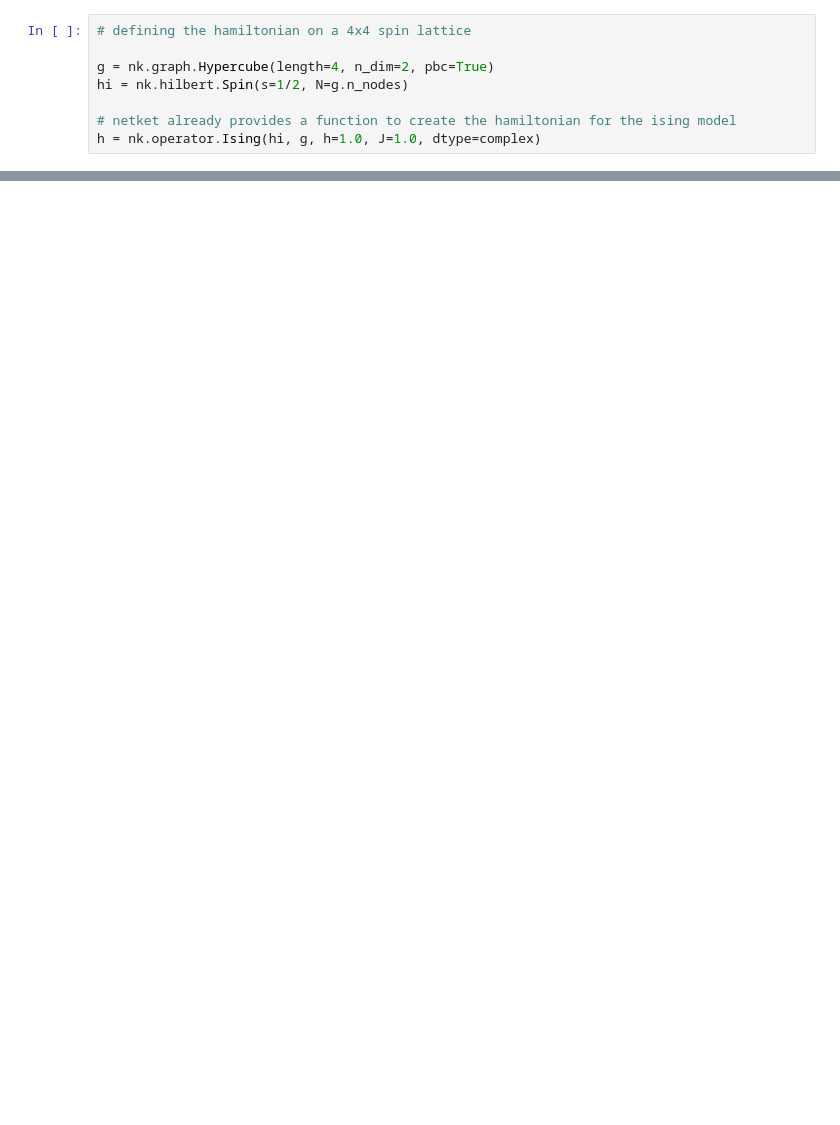
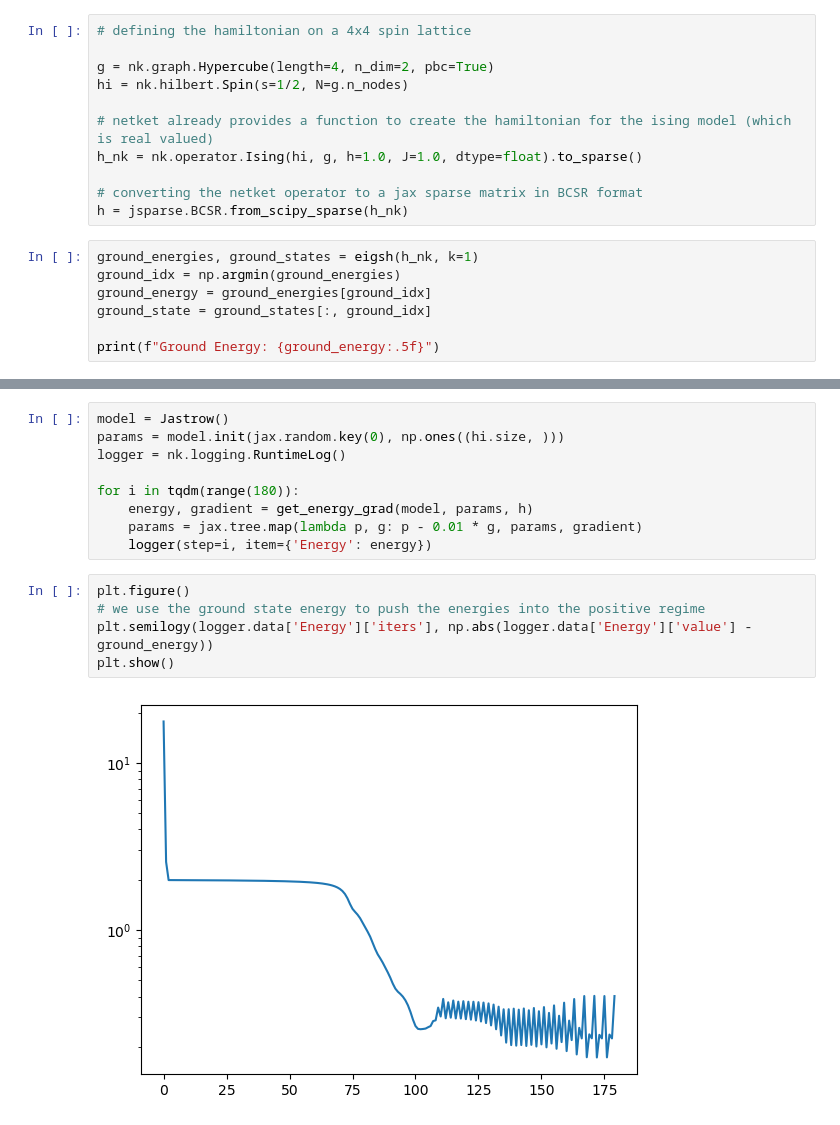
Before and after one commit to simontonner/neural-quantum-tomo, a Jupyter notebook: refinement/vmc/variational_full_basis.ipynb, the cells around one changed output, grey strips where cells are left out. Cells and saved outputs as stored; diff of their text form; blank space fills up the shorter version.

```diff
--- a/refinement/vmc/variational_full_basis.ipynb
+++ b/refinement/vmc/variational_full_basis.ipynb
@@ -10,5 +21,15 @@ from flax import linen as nn # flax is library that brings a more pytorch-like A
 g = nk.graph.Hypercube(length=4, n_dim=2, pbc=True)
 hi = nk.hilbert.Spin(s=1/2, N=g.n_nodes)
 
-# netket already provides a function to create the hamiltonian for the ising model
-h = nk.operator.Ising(hi, g, h=1.0, J=1.0, dtype=complex)
+# netket already provides a function to create the hamiltonian for the ising model (which is real valued)
+h_nk = nk.operator.Ising(hi, g, h=1.0, J=1.0, dtype=float).to_sparse()
+
+# converting the netket operator to a jax sparse matrix in BCSR format
+h = jsparse.BCSR.from_scipy_sparse(h_nk)
+# %%
+ground_energies, ground_states = eigsh(h_nk, k=1)
+ground_idx = np.argmin(ground_energies)
+ground_energy = ground_energies[ground_idx]
+ground_state = ground_states[:, ground_idx]
+
+print(f"Ground Energy: {ground_energy:.5f}")
@@ -35,0 +74,16 @@ class Jastrow(nn.Module):
+# %%
+model = Jastrow()
+params = model.init(jax.random.key(0), np.ones((hi.size, )))
+logger = nk.logging.RuntimeLog()
+
+for i in tqdm(range(180)):
+    energy, gradient = get_energy_grad(model, params, h)
+    params = jax.tree.map(lambda p, g: p - 0.01 * g, params, gradient)
+    logger(step=i, item={'Energy': energy})
+# %%
+plt.figure()
+# we use the ground state energy to push the energies into the positive regime
+plt.semilogy(logger.data['Energy']['iters'], np.abs(logger.data['Energy']['value'] - ground_energy))
+plt.show()
+# %% [output]
+[figure, added]
```
Also changed, not shown: parts of 12 cells of this notebook, 3 other files.
